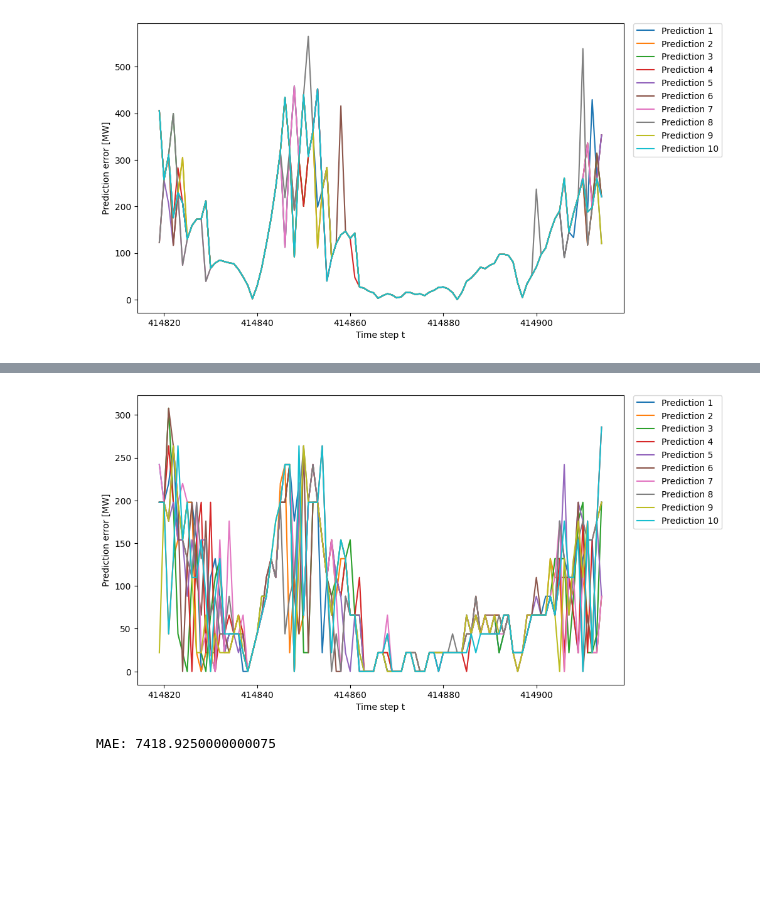
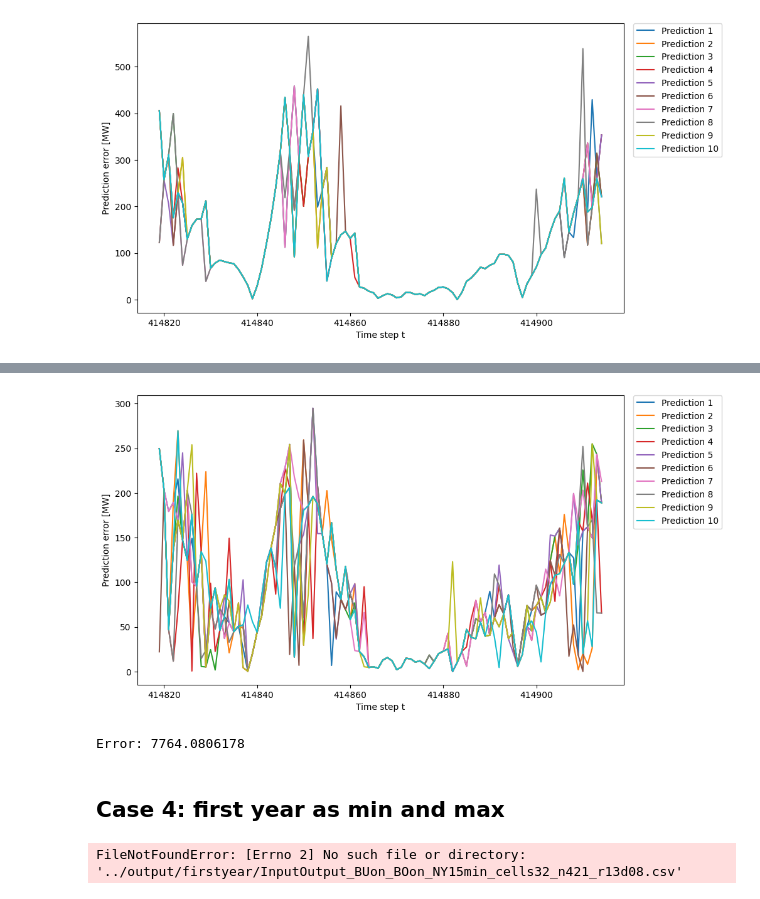
Before and after one commit to tyokyo320/time-series, a Jupyter notebook: utils/predict.ipynb, the cells around one changed output, grey strips where cells are left out. Drawn from its saved outputs; the diff is of its cells as text; code cells hidden in the pictures; blank space fills up the shorter version.

```diff
--- a/utils/predict.ipynb
+++ b/utils/predict.ipynb
@@ -74,10 +74,10 @@ def plot_electricity_load_by_mean_std(true_values: any, predicted_values: any, s
     plt.legend(bbox_to_anchor=(1.02, 1.00), loc='upper left', borderaxespad=0, fontsize=10)
     plt.show()
 # %%
-def plot_total_prediction_error(error_abs_value: any) -> None:
+def plot_prediction_absolute_error(error_abs_value: any) -> None:
     plt.figure(figsize=(10, 6))
 
-    x_values = [i for i in range(config.start, config.epoch)]
+    x_values = [i for i in range(config.start, config.end)]
 
     for i in range(config.nTrial):
         plt.plot(x_values, error_abs_value.iloc[:, i], label=f'Prediction {i+1}')
@@ -377,5 +394,5 @@ MAE: 11751.035933000001
 # %%
-df_100 = load_csv_data(config.predict_100_results_path)
-df_100.head()
+df_tenpercent = load_csv_data(config.tenpercent_predict_results_path)
+df_tenpercent.head()
 # %% [output]
 |  | Unnamed: 0 | TRUE | Unnamed: 2 | 1 | 2 | 3 | 4 | 5 | 6 | 7 | ... |
@@ -424,6 +441,6 @@ plot_electricity_load(true_100_values, predicted_100_values)
 # %%
 # abs(outputdata[n][a] - inputdata[a+1])
-error_100_abs_value = df_100[predicted_column][config.error_abs_start:config.error_abs_end]
+error_100_abs_value = df_tenpercent[predicted_column][config.error_abs_start:config.error_abs_end]
 error_100_abs_value
 # %% [output]
 |  | 1 | 2 | 3 | 4 | 5 | 6 | 7 | 8 | 9 | 10 |
@@ -441,10 +458,17 @@ error_100_abs_value
 96 rows × 10 columns
 # %%
-plot_total_prediction_error(error_100_abs_value)
+plot_prediction_absolute_error(error_100_abs_value)
 # %% [output]
-[figure, old version]
+[figure, new version]
-# %%
-mae = calculate_mae(error_100_abs_value)
-print("MAE:", mae)
-# %% [output]
-MAE: 7418.9250000000075
+# %%
+error = calculate_absolute_error(error_100_abs_value)
+print("Error:", error)
+# %% [output]
+Error: 7764.0806178
+# %% [markdown]
+## Case 4: first year as min and max
+# %%
+df_firstyear = load_csv_data(config.firstyear_predict_results_path)
+df_firstyear.head()
+# %% [output]
+FileNotFoundError: [Errno 2] No such file or directory: '../output/firstyear/InputOutput_BUon_BOon_NY15min_cells32_n421_r13d08.csv'
```
Also changed, not shown: parts of 30 cells of this notebook, 8 other files.
